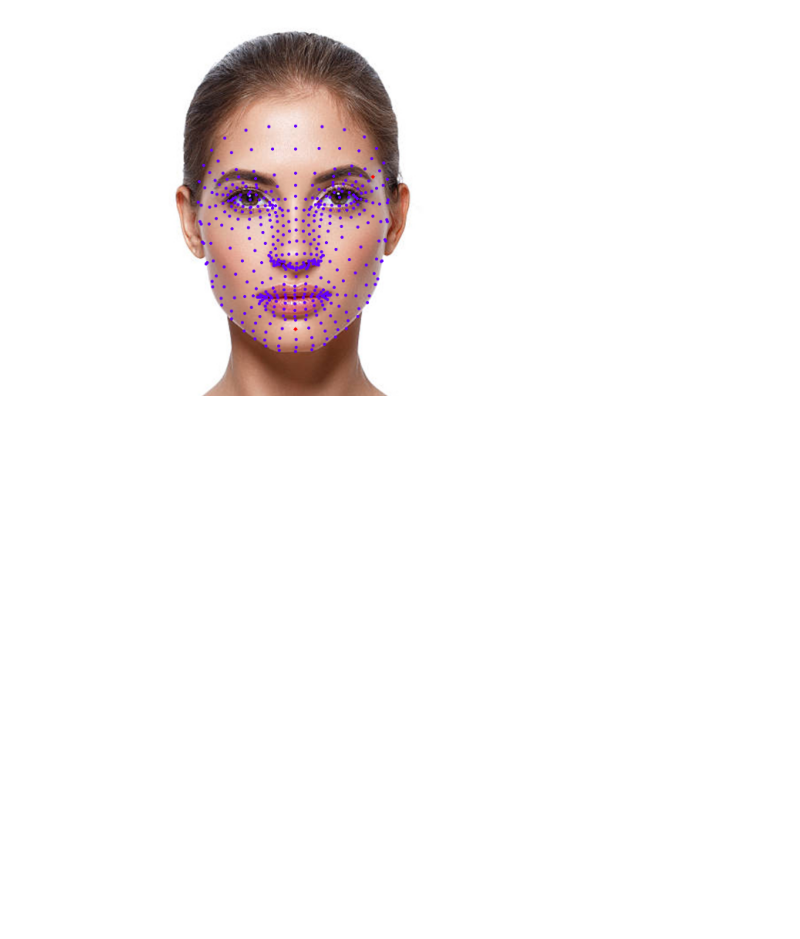
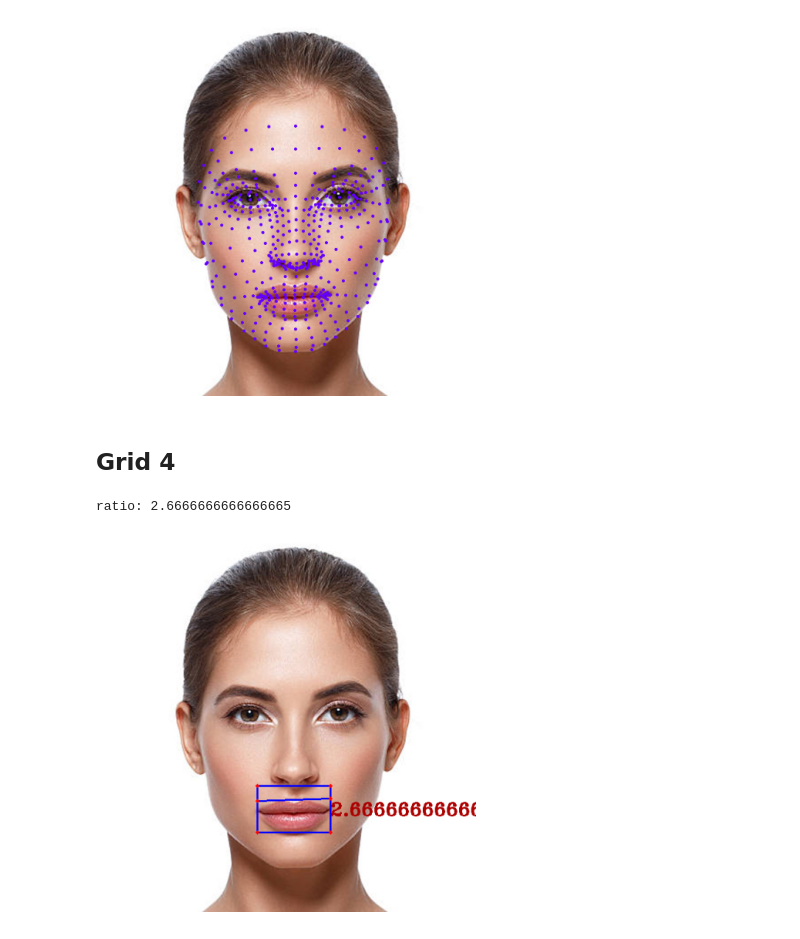
Before and after one commit to politecat314/FacialBeauty, a Jupyter notebook: mediapipe_face_mesh.ipynb, the cells around one changed output. Saved outputs shown, nothing was run; the diff lists cells and outputs as text; code cells hidden in the pictures; blank space fills up the shorter version.

Commit message:
grids for other faces drawn by inputting index

```diff
--- a/mediapipe_face_mesh.ipynb
+++ b/mediapipe_face_mesh.ipynb
@@ -97,3 +88,11 @@ annotated_image = plot_keypoints(image, results, [200, 300])
 resize_and_show(annotated_image)
 # %% [output]
 [figure]
+# %% [markdown]
+## Grid 4
+# %%
+annotated_image = grid_4(image, results)
+resize_and_show(annotated_image)
+# %% [output]
+ratio: 2.6666666666666665
+[figure, added]
```
Also changed, not shown: parts of 9 cells of this notebook.
